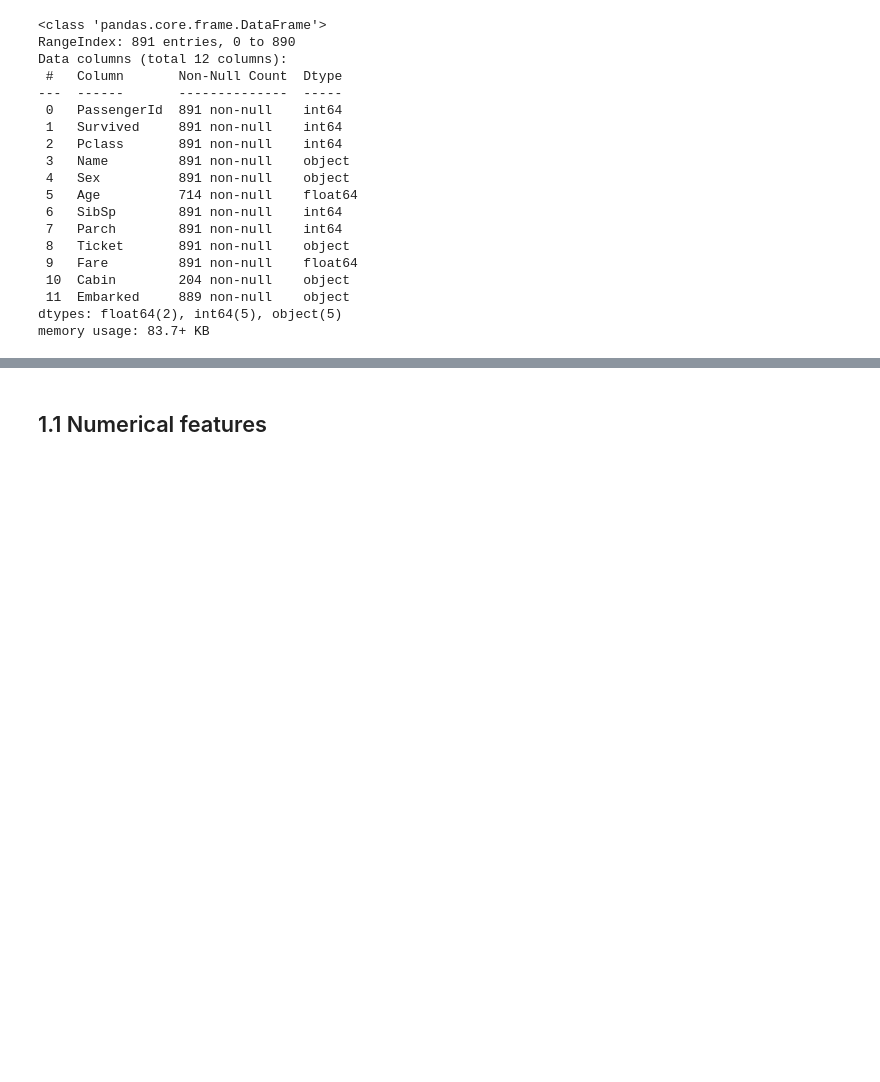
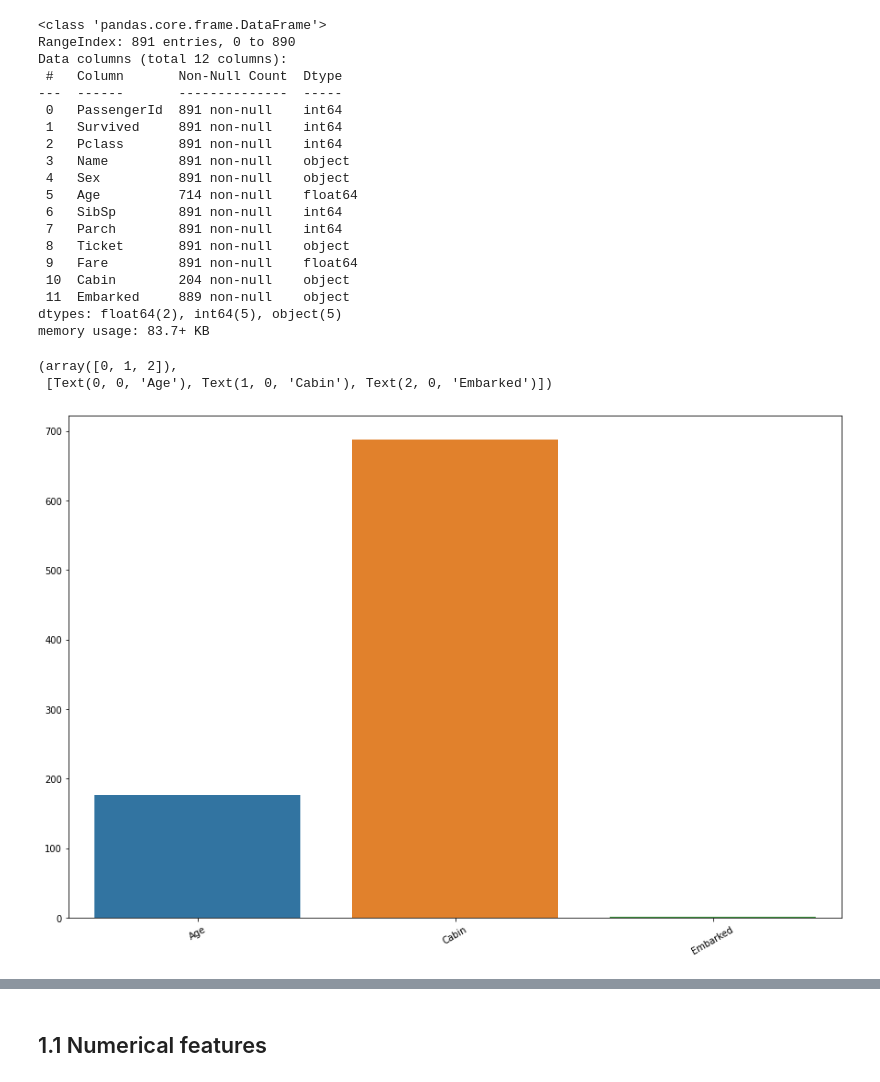
Before and after one commit to GubanovDenis/kaggle-titanic, a Jupyter notebook: titanic.ipynb, the cells around one changed output, grey strips where cells are left out. Drawn from its saved outputs; the diff is of its cells as text; code cells hidden in the pictures; blank space fills up the shorter version.

```diff
--- a/titanic.ipynb
+++ b/titanic.ipynb
@@ -49,3 +57,16 @@ Data columns (total 12 columns):
  11  Embarked     889 non-null    object
 dtypes: float64(2), int64(5), object(5)
 memory usage: 83.7+ KB
+# %%
+# columns with gaps
+empty_columns_train = train.columns[[ind for ind,x in enumerate(train.isnull().any()) if x]]
+# %%
+count_empty_columns_train = np.sum(train[empty_columns_train].isnull())
+# %%
+plt.figure(figsize=(15,10))
+ploting = sns.barplot(x = empty_columns_train, y=count_empty_columns_train.values)
+plt.xticks(rotation=30)
+# %% [output]
+(array([0, 1, 2]),
+ [Text(0, 0, 'Age'), Text(1, 0, 'Cabin'), Text(2, 0, 'Embarked')])
+[figure, added]
```
Also changed, not shown: parts of 51 cells of this notebook, 1 other file.
